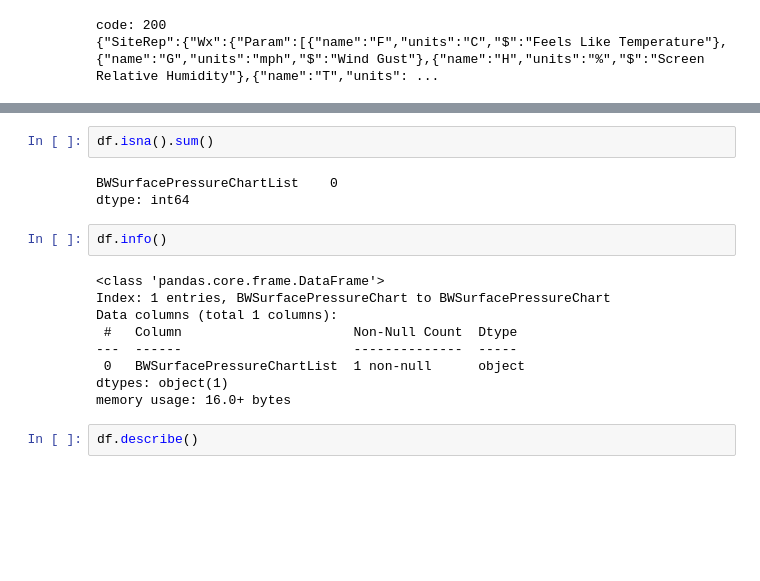
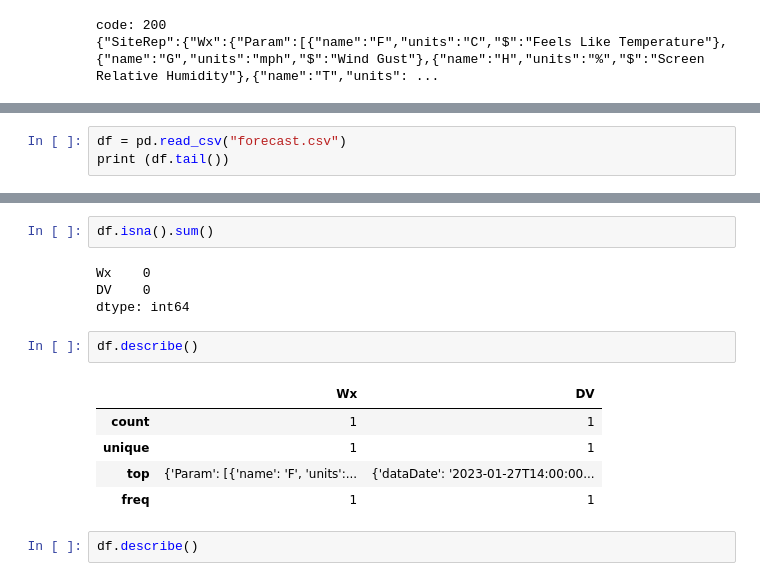
Before and after one commit to Thomas-Nguyen12/Weather_website, a Jupyter notebook: weather_api.ipynb, the cells around one changed output, grey strips where cells are left out. Saved outputs shown, nothing was run; the diff lists cells and outputs as text; blank space fills up the shorter version.

```diff
--- a/weather_api.ipynb
+++ b/weather_api.ipynb
@@ -63,0 +56,3 @@ Index: []
+# %%
+df = pd.read_csv("forecast.csv")
+print (df.tail())
@@ -68,19 +82,17 @@ Index(['BWSurfacePressureChartList'], dtype='object')
 # %%
 df.isna().sum()
 # %% [output]
-BWSurfacePressureChartList    0
+Wx    0
+DV    0
 dtype: int64
 # %%
-df.info()
+df.describe()
 # %% [output]
-<class 'pandas.core.frame.DataFrame'>
-Index: 1 entries, BWSurfacePressureChart to BWSurfacePressureChart
-Data columns (total 1 columns):
- #   Column                      Non-Null Count  Dtype
----  ------                      --------------  -----
- 0   BWSurfacePressureChartList  1 non-null      object
-dtypes: object(1)
-memory usage: 16.0+ bytes
+|  | Wx | DV |
+| count | 1 | 1 |
+| unique | 1 | 1 |
+| top | {'Param': [{'name': 'F', 'units':... | {'dataDate': '2023-01-27T14:00:00... |
+| freq | 1 | 1 |
 # %%
 df.describe()
 # %% [output]
```
Also changed, not shown: parts of 5 cells of this notebook.
